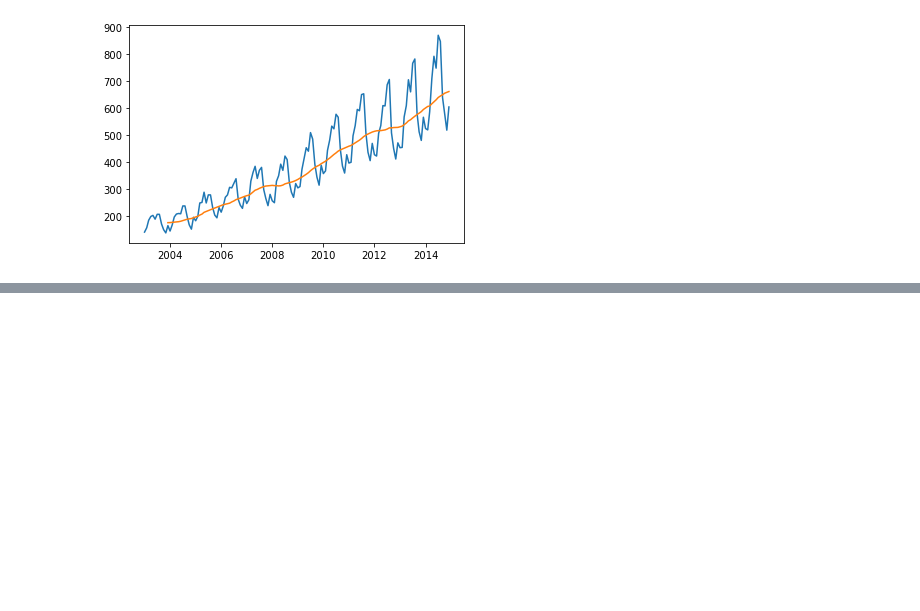
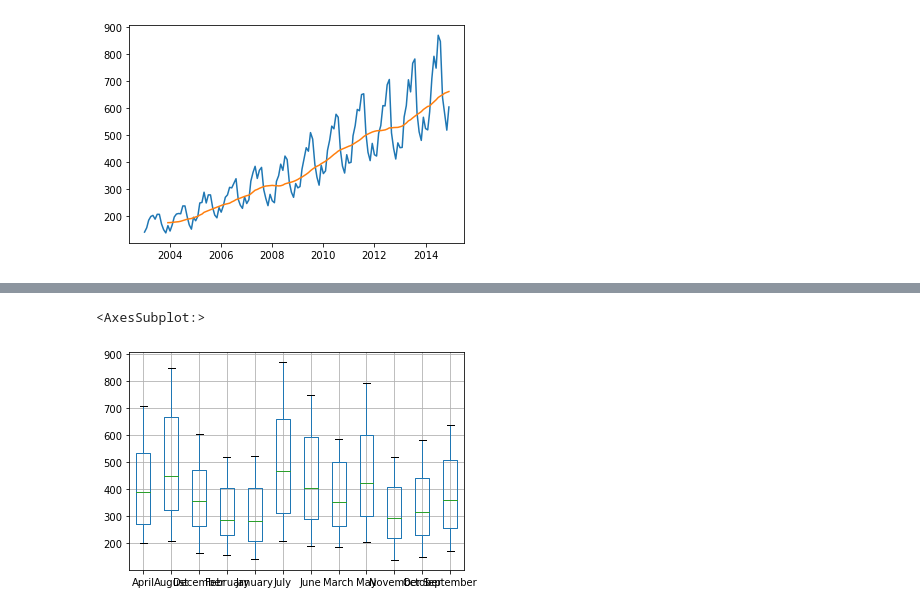
Before and after one commit to iamaakashpal/TIME-SERIES, a Jupyter notebook: TIME SERIES.ipynb, the cells around one changed output, grey strips where cells are left out. Cells and saved outputs as stored; diff of their text form; code cells hidden in the pictures; blank space fills up the shorter version.

```diff
--- a/TIME SERIES.ipynb
+++ b/TIME SERIES.ipynb
@@ -227,0 +290,5 @@ plt.plot(ts_sales.rolling(window=12).mean())
+# %%
+pd.pivot(dataset,values="Tractor-Sales",index='Year',columns='Month-Name').boxplot()
+# %% [output]
+<AxesSubplot:>
+[figure, added]
```
Also changed, not shown: parts of 10 cells of this notebook.
